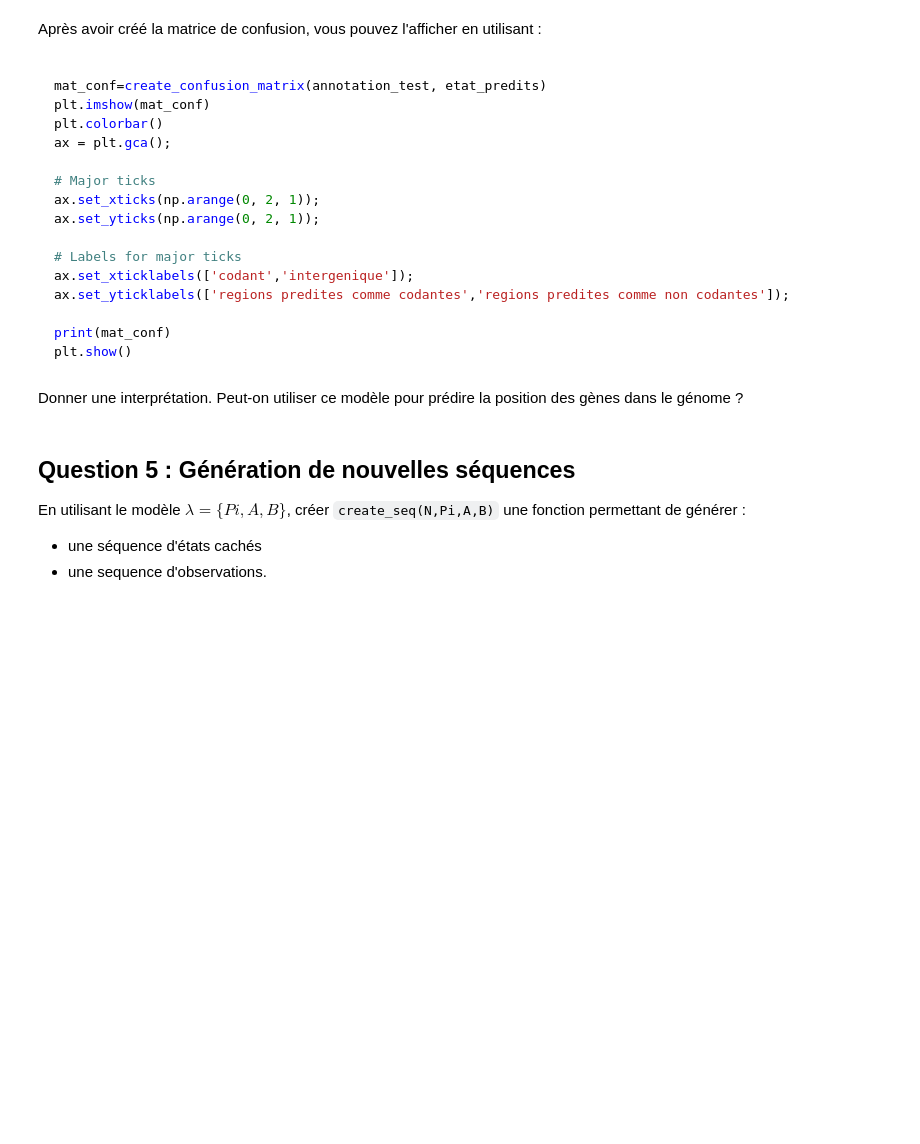
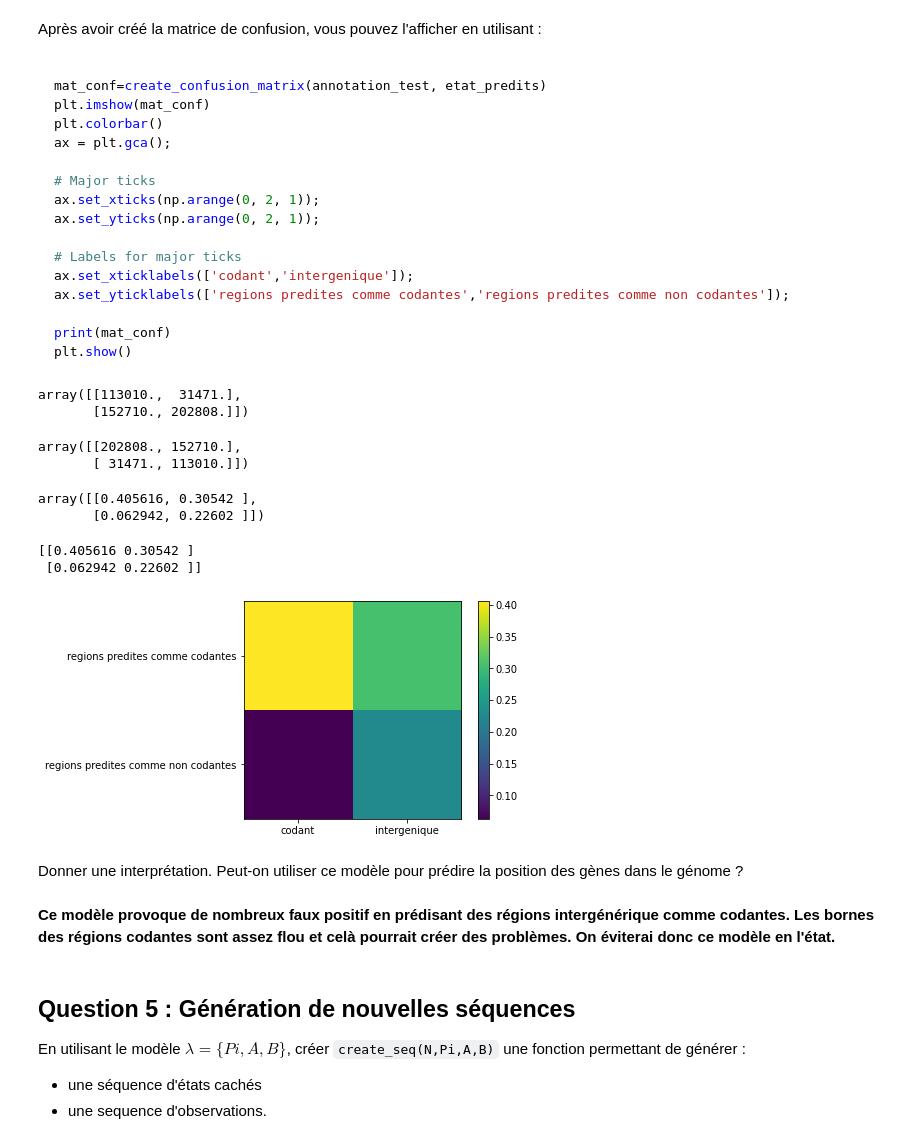
Before and after one commit to CharlesAttend/M1-S1-DAC, a Jupyter notebook: MAPSI/TME/tme7/tme7.ipynb, the cells around one changed output. Drawn from its saved outputs; the diff is of its cells as text; code cells hidden in the pictures; blank space fills up the shorter version.

````diff
--- a/MAPSI/TME/tme7/tme7.ipynb
+++ b/MAPSI/TME/tme7/tme7.ipynb
@@ -307,3 +301,21 @@ def create_confusion_matrix(true_sequence, predicted_sequence):
+# %%
+def create_confusion_matrix(true_sequence, predicted_sequence):
+    n = len(np.unique(true_sequence))
+    m = np.zeros((n,n))
+    for x,y in zip(predicted_sequence.astype(int), true_sequence.astype(int)):
+        m[x,y] += 1
+    display(m)
+    # On sum pour les 1,2,3, ça évite de passer 3 fois dans la liste de 50000 points pour remplacer
+    # m[:, 1] = m[:, [1,2,3]].sum(axis=1)
+    # m = m[:2, :2] #puis on trim pour oublier les autre nombre
+
+    # On inverse les diagonale comme le codant = 1 et le non codant = 0
+    m = np.rot90(m,2)
+
+    # Puis normalisation
+    display(m)
+    m = m/len(true_sequence)
+    return m
 # %% [markdown]
 Après avoir créé la matrice de confusion, vous pouvez l'afficher en utilisant :
 
@@ -326,29 +338,40 @@ print(mat_conf)
 plt.show()
 ```
 # %%
-import matplotlib.pyplot as plt
-
 mat_conf=create_confusion_matrix(annotation_test, etat_predits)
+display(mat_conf)
 plt.imshow(mat_conf)
 plt.colorbar()
-ax = plt.gca();
+ax = plt.gca()
 
 # Major ticks
-ax.set_xticks(np.arange(0, 2, 1));
-ax.set_yticks(np.arange(0, 2, 1));
+ax.set_xticks(np.arange(0, 2, 1))
+ax.set_yticks(np.arange(0, 2, 1))
 
 # Labels for major ticks
-ax.set_xticklabels(['codant','intergenique']);
-ax.set_yticklabels(['regions predites comme codantes','regions predites comme non codantes']);
+ax.set_xticklabels(['codant','intergenique'])
+ax.set_yticklabels(['regions predites comme codantes','regions predites comme non codantes'])
 
 print(mat_conf)
 plt.show()
+# %% [output]
+array([[113010.,  31471.],
+       [152710., 202808.]])
+array([[202808., 152710.],
+       [ 31471., 113010.]])
+array([[0.405616, 0.30542 ],
+       [0.062942, 0.22602 ]])
+[[0.405616 0.30542 ]
+ [0.062942 0.22602 ]]
+[figure, added]
 # %% [markdown]
 Donner une interprétation.
 Peut-on utiliser ce modèle pour prédire la position des gènes dans le génome ?
 # %%
 # TP,FP=mat_conf[0]
 # FN,TN=mat_conf[1]
+# %% [markdown]
+**Ce modèle provoque de nombreux faux positif en prédisant des régions intergénérique comme codantes. Les bornes des régions codantes sont assez flou et celà pourrait créer des problèmes. On éviterai donc ce modèle en l'état.**
 # %% [markdown]
 ## Question 5 :  Génération de nouvelles séquences
 
````
Also changed, not shown: parts of 8 cells of this notebook.
